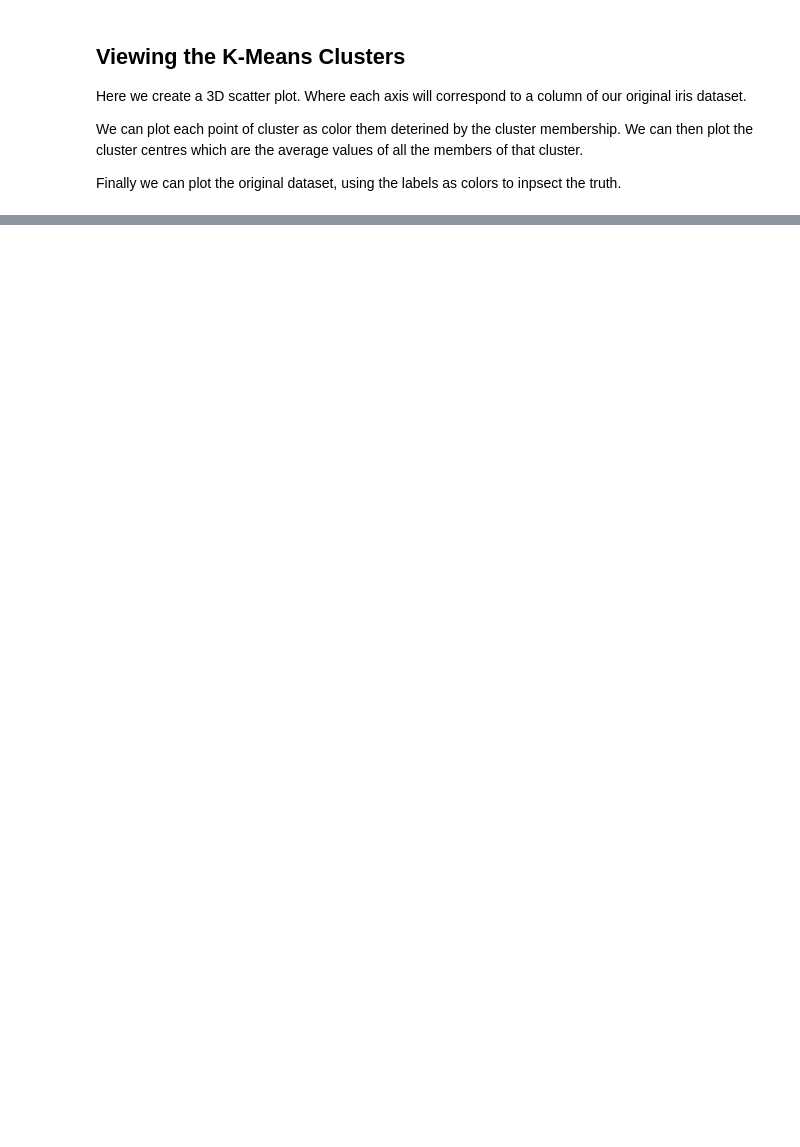
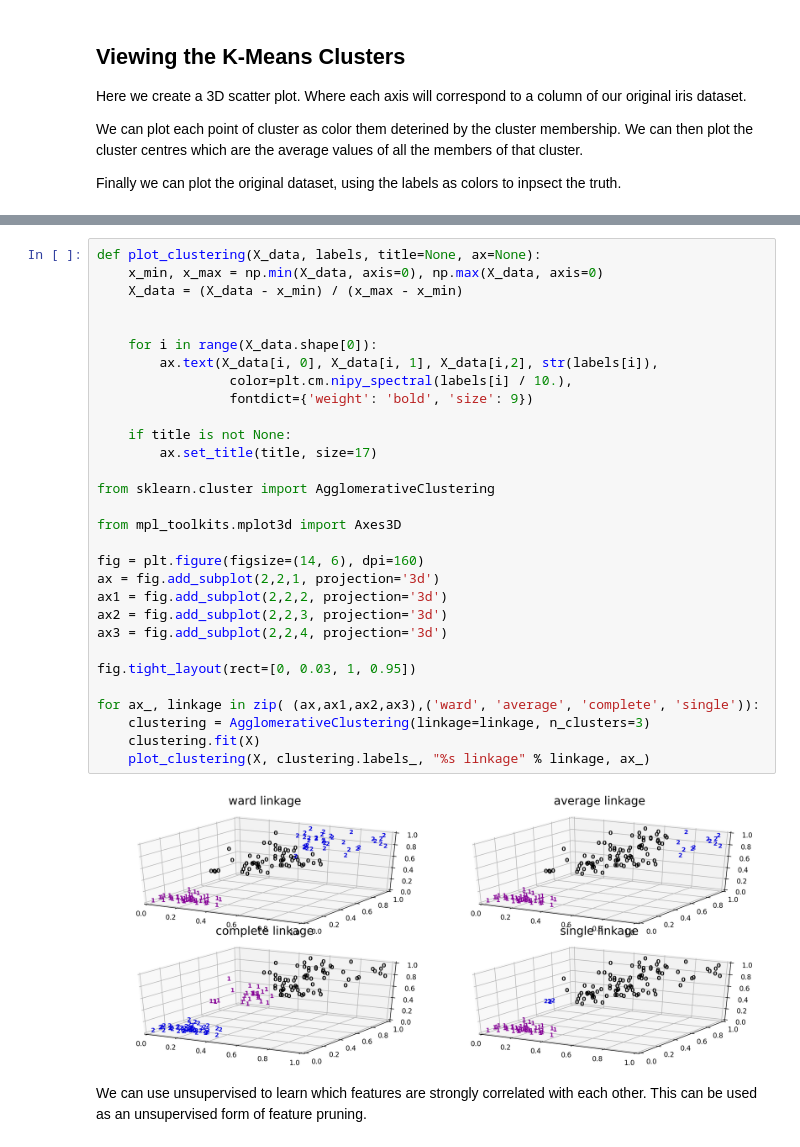
Before and after one commit to ABostrom/DataMiningExamples, a Jupyter notebook: Labsheets/Lab6/Lab6_Clustering.ipynb, the cells around one changed output, grey strips where cells are left out. Saved outputs shown, nothing was run; the diff lists cells and outputs as text; blank space fills up the shorter version.

Commit message:
heirchical clustering  feature agglomeration

```diff
--- a/Labsheets/Lab6/Lab6_Clustering.ipynb
+++ b/Labsheets/Lab6/Lab6_Clustering.ipynb
@@ -119,0 +160,34 @@ plt.show()
+# %%
+def plot_clustering(X_data, labels, title=None, ax=None):
+    x_min, x_max = np.min(X_data, axis=0), np.max(X_data, axis=0)
+    X_data = (X_data - x_min) / (x_max - x_min)
+
+
+    for i in range(X_data.shape[0]):
+        ax.text(X_data[i, 0], X_data[i, 1], X_data[i,2], str(labels[i]),
+                 color=plt.cm.nipy_spectral(labels[i] / 10.),
+                 fontdict={'weight': 'bold', 'size': 9})
+
+    if title is not None:
+        ax.set_title(title, size=17)
+
+from sklearn.cluster import AgglomerativeClustering
+
+from mpl_toolkits.mplot3d import Axes3D
+
+fig = plt.figure(figsize=(14, 6), dpi=160)
+ax = fig.add_subplot(2,2,1, projection='3d')
+ax1 = fig.add_subplot(2,2,2, projection='3d')
+ax2 = fig.add_subplot(2,2,3, projection='3d')
+ax3 = fig.add_subplot(2,2,4, projection='3d')
+
+fig.tight_layout(rect=[0, 0.03, 1, 0.95])
+
+for ax_, linkage in zip( (ax,ax1,ax2,ax3),('ward', 'average', 'complete', 'single')):
+    clustering = AgglomerativeClustering(linkage=linkage, n_clusters=3)
+    clustering.fit(X)
+    plot_clustering(X, clustering.labels_, "%s linkage" % linkage, ax_)
+# %% [output]
+[figure, added]
+# %% [markdown]
+We can use unsupervised to learn which features are strongly correlated with each other. This can be used as an unsupervised form of feature pruning.
```
Also changed, not shown: parts of 12 cells of this notebook.
